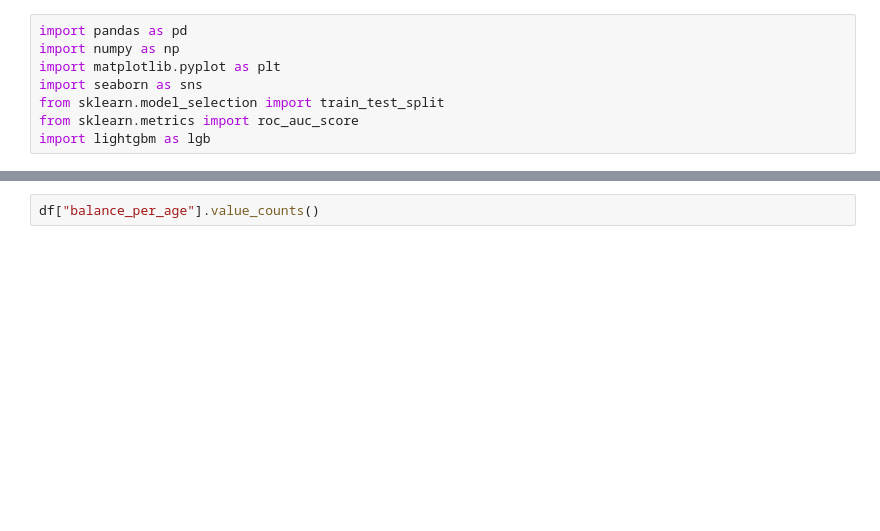
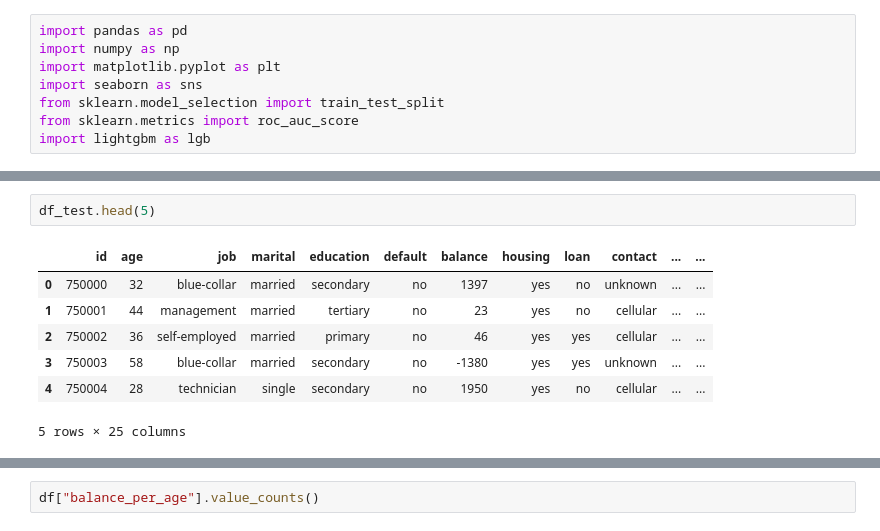
Before and after one commit to kenkenkengo0421/Binary-Classification-with-a-Bank-Dataset, a Jupyter notebook: main.ipynb, the cells around one changed output, grey strips where cells are left out. Cells and saved outputs as stored; diff of their text form; blank space fills up the shorter version.

```diff
--- a/main.ipynb
+++ b/main.ipynb
@@ -68,0 +94,10 @@ df.tail(5)
+# %%
+df_test.head(5)
+# %% [output]
+|  | id | age | job | marital | education | default | balance | housing | loan | contact | ... | ... |
+| 0 | 750000 | 32 | blue-collar | married | secondary | no | 1397 | yes | no | unknown | ... | ... |
+| 1 | 750001 | 44 | management | married | tertiary | no | 23 | yes | no | cellular | ... | ... |
+| 2 | 750002 | 36 | self-employed | married | primary | no | 46 | yes | yes | cellular | ... | ... |
+| 3 | 750003 | 58 | blue-collar | married | secondary | no | -1380 | yes | yes | unknown | ... | ... |
+| 4 | 750004 | 28 | technician | single | secondary | no | 1950 | yes | no | cellular | ... | ... |
+5 rows × 25 columns
```
Also changed, not shown: parts of 68 cells of this notebook.
